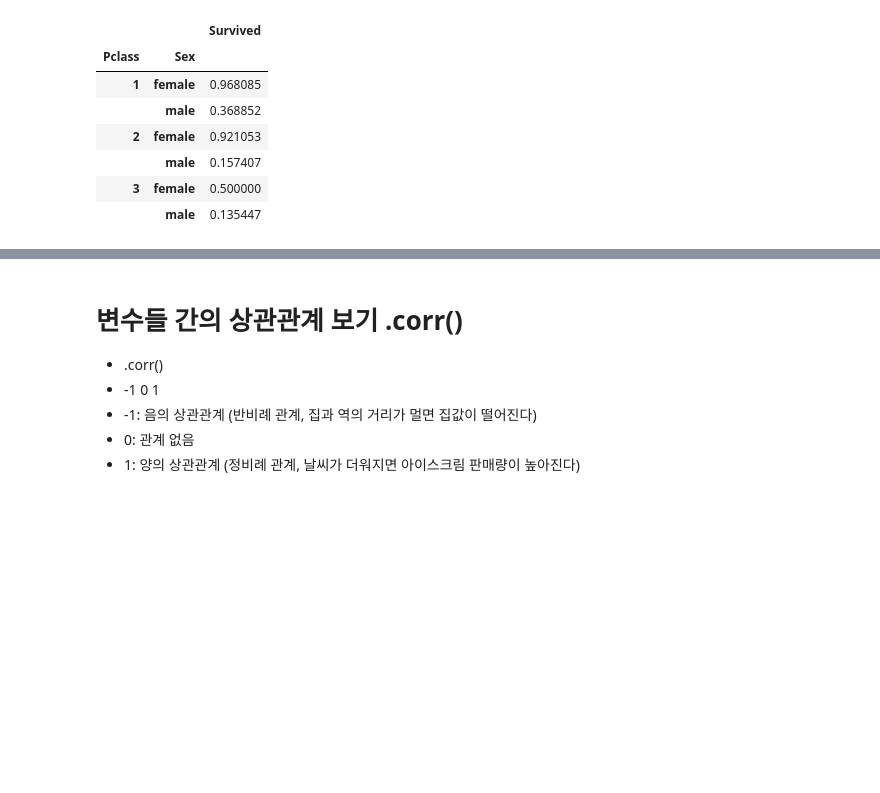
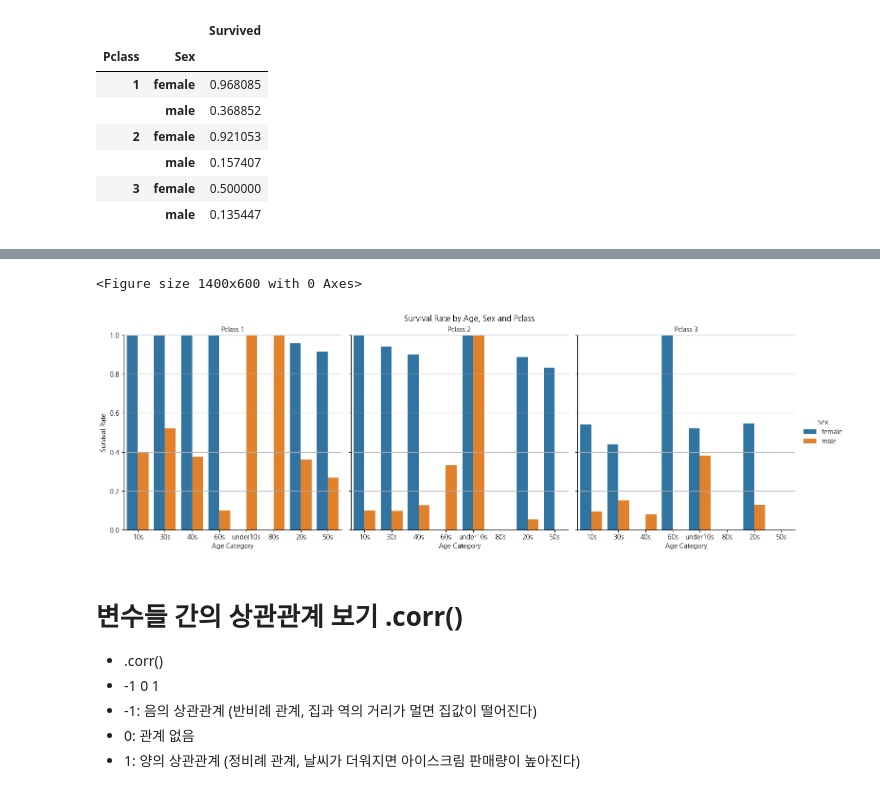
Before and after one commit to haram4th/finech, a Jupyter notebook: 05machine_learning/07EDA_탐색적데이터분석.ipynb, the cells around one changed output, grey strips where cells are left out. Cells and saved outputs as stored; diff of their text form; code cells hidden in the pictures; blank space fills up the shorter version.

```diff
--- a/05machine_learning/07EDA_탐색적데이터분석.ipynb
+++ b/05machine_learning/07EDA_탐색적데이터분석.ipynb
@@ -877,2 +894,2 @@ data[['Pclass', 'Sex', 'Survived']].groupby(['Pclass', 'Sex']).mean()
 # %%
-data[['Pclass', 'Sex', 'age_cat', 'Survived']].groupby(['Pclass', 'Sex', 'age_cat']).mean().sort_values(by='Survived', ascending=False)
+grouped = data[['Pclass', 'Sex', 'age_cat', 'Survived']].groupby(['Pclass', 'Sex', 'age_cat']).mean().sort_values(by='Survived', ascending=False).reset_index()
@@ -922,3 +916,30 @@ data[['age_cat', 'age_cat2']]
+# %%
+import seaborn as sns
+import matplotlib.pyplot as plt
+
+plt.figure(figsize=(14, 6))
+
+g = sns.catplot(
+    data=grouped,
+    x='age_cat',
+    y='Survived',
+    hue='Sex',
+    col='Pclass',   # Pclass별로 나눠 그림
+    kind='bar',
+    height=5,
+    aspect=1
+)
+
+g.fig.suptitle('Survival Rate by Age, Sex and Pclass', y=1.02)
+g.set_axis_labels('Age Category', 'Survival Rate')
+g.set_titles('Pclass {col_name}')
+for ax in g.axes.flatten():
+    ax.set_ylim(0, 1)
+    ax.grid(axis='y')
+plt.show()
+# %% [output]
+<Figure size 1400x600 with 0 Axes>
+[figure, added]
 # %% [markdown]
 # 변수들 간의 상관관계 보기 .corr()
 * .corr()
```
Also changed, not shown: parts of 45 cells of this notebook, 1 other file.
